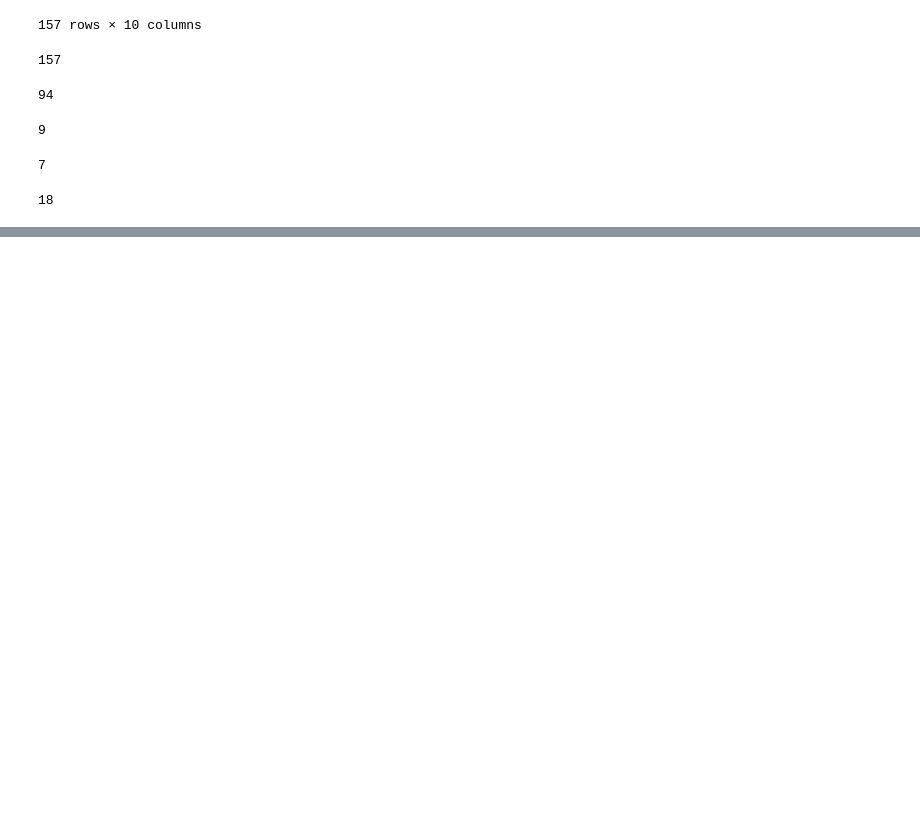
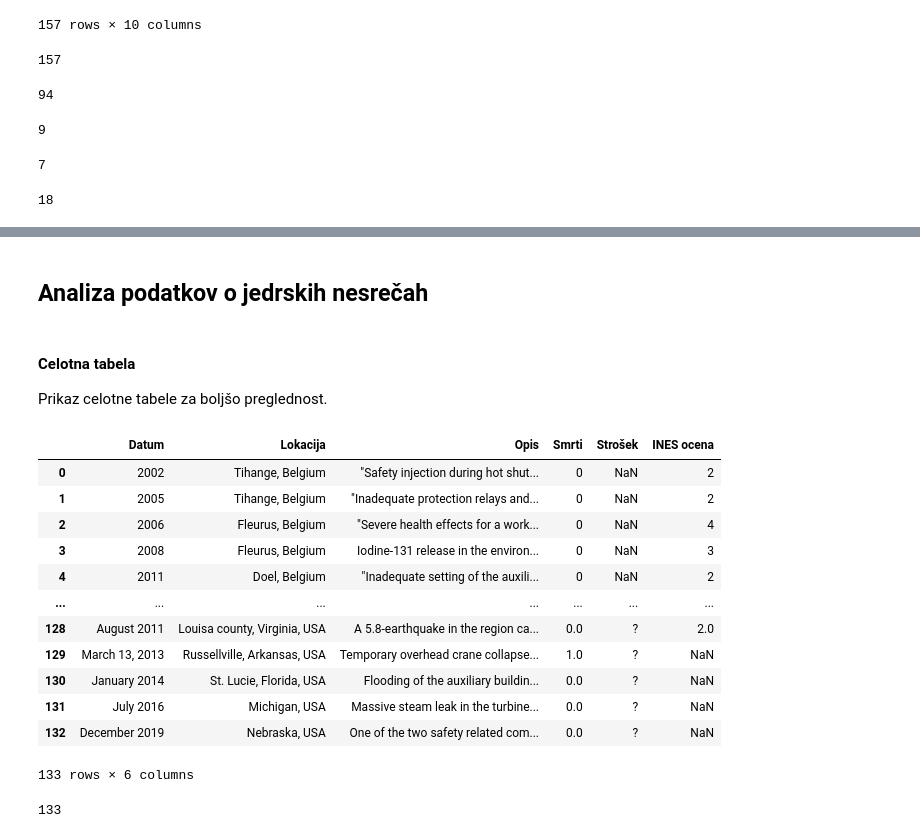
Before and after one commit to aljagombac/analiza-jedrskih-reaktorjev-in-nesrec, a Jupyter notebook: reaktoji_nesrece.ipynb, the cells around one changed output, grey strips where cells are left out. Drawn from its saved outputs; the diff is of its cells as text; code cells hidden in the pictures; blank space fills up the shorter version.

Commit message:
zacela analizirat podatke o nesrecah

```diff
--- a/reaktoji_nesrece.ipynb
+++ b/reaktoji_nesrece.ipynb
@@ -187,0 +280,28 @@ reaktorji_v_zda.loc[list(set(indeksi_moci))]
+# %% [markdown]
+## **Analiza podatkov o jedrskih nesrečah**
+# %% [markdown]
+#### **Celotna tabela**
+
+Prikaz celotne tabele za boljšo preglednost.
+# %%
+# prikaz podatkov o jedrskih nesrečah
+jedr_nesrece
+# %% [output]
+|  | Datum | Lokacija | Opis | Smrti | Strošek | INES ocena |
+| 0 | 2002 | Tihange, Belgium | "Safety injection during hot shut... | 0 | NaN | 2 |
+| 1 | 2005 | Tihange, Belgium | "Inadequate protection relays and... | 0 | NaN | 2 |
+| 2 | 2006 | Fleurus, Belgium | "Severe health effects for a work... | 0 | NaN | 4 |
+| 3 | 2008 | Fleurus, Belgium | Iodine-131 release in the environ... | 0 | NaN | 3 |
+| 4 | 2011 | Doel, Belgium | "Inadequate setting of the auxili... | 0 | NaN | 2 |
+| ... | ... | ... | ... | ... | ... | ... |
+| 128 | August 2011 | Louisa county, Virginia, USA | A 5.8-earthquake in the region ca... | 0.0 | ? | 2.0 |
+| 129 | March 13, 2013 | Russellville, Arkansas, USA | Temporary overhead crane collapse... | 1.0 | ? | NaN |
+| 130 | January 2014 | St. Lucie, Florida, USA | Flooding of the auxiliary buildin... | 0.0 | ? | NaN |
+| 131 | July 2016 | Michigan, USA | Massive steam leak in the turbine... | 0.0 | ? | NaN |
+| 132 | December 2019 | Nebraska, USA | One of the two safety related com... | 0.0 | ? | NaN |
+133 rows × 6 columns
+# %%
+# število jedrskih nesrec
+len(jedr_nesrece)
+# %% [output]
+133
```
Also changed, not shown: parts of 16 cells of this notebook.
